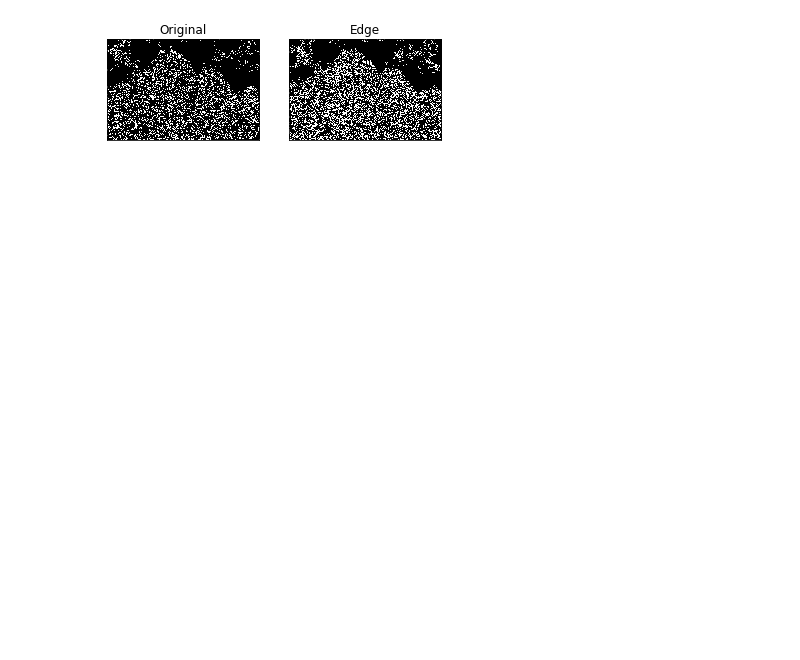
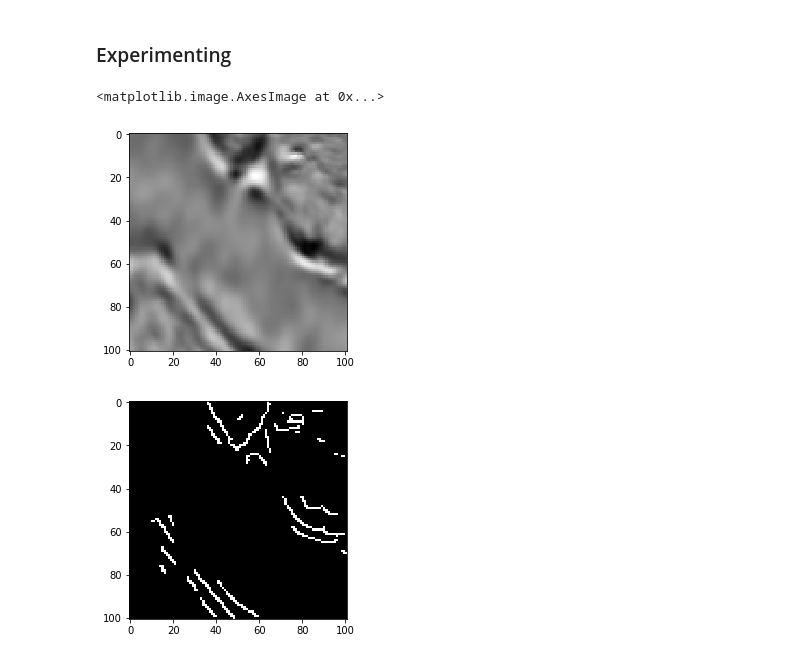
Before and after one commit to cldelahan/TGS-Salt, a Jupyter notebook: openCVtest.ipynb, the cells around one changed output. Drawn from its saved outputs; the diff is of its cells as text; code cells hidden in the pictures; blank space fills up the shorter version.

```diff
--- a/openCVtest.ipynb
+++ b/openCVtest.ipynb
@@ -52,16 +22,16 @@ edges2 = cv2.Canny(edges,600,610,apertureSize=5)
-# %%
-plt.subplot(121),
-plt.imshow(edges, cmap = 'gray')
-plt.title('Original')
-plt.xticks([])
-plt.yticks([])
-
-plt.subplot(122)
-plt.imshow(edges2, cmap = 'gray')
-plt.title('Edge')
-plt.xticks([])
-plt.yticks([])
-
-plt.show()
-# %% [output]
-[figure, removed]
+# %% [markdown]
+### Experimenting
+# %%
+#img = cv2.imread('../../data/train/images/0b73b427d1.png')
+img2 = cv2.imread('../../data/train/images/0a1742c740.png')
+edges2 = cv2.Canny(img2,150,160,apertureSize=3, L2gradient=True)
+
+plt.figure(0)
+plt.imshow(img2)
+
+plt.figure(1)
+plt.imshow(edges2, cmap = 'gray')
+# %% [output]
+<matplotlib.image.AxesImage at 0x...>
+[figure, added]
+[figure, added]
```
Also changed, not shown: parts of 10 cells of this notebook, 7 other files.
